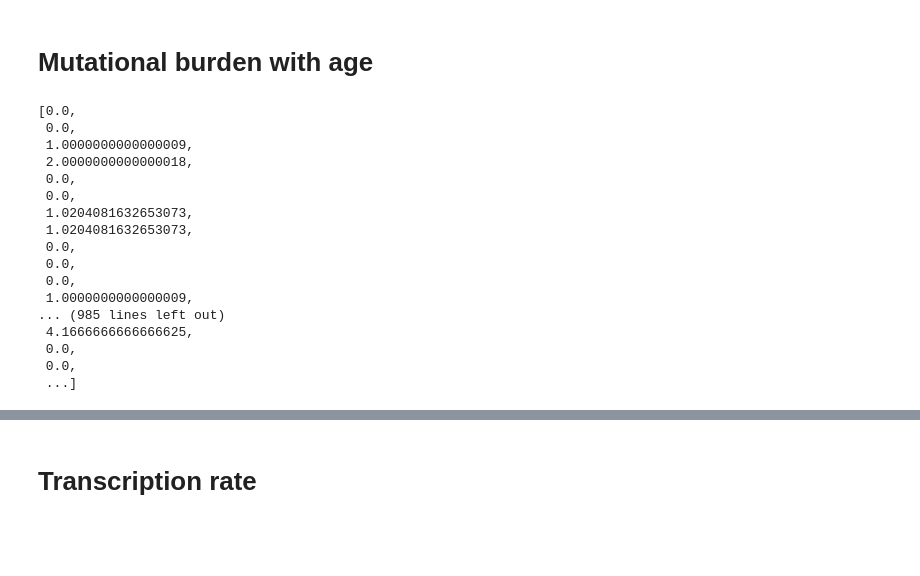
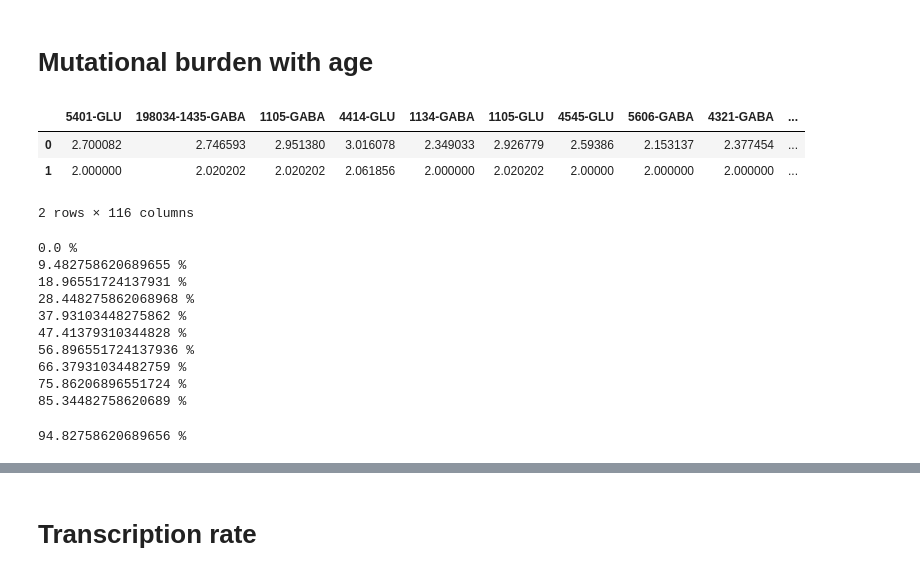
Before and after one commit to dmnburrows/age, a Jupyter notebook: RNA_ageing.ipynb, the cells around one changed output, grey strips where cells are left out. Saved outputs shown, nothing was run; the diff lists cells and outputs as text; code cells hidden in the pictures; blank space fills up the shorter version.

```diff
--- a/RNA_ageing.ipynb
+++ b/RNA_ageing.ipynb
@@ -392,6 +392,15 @@ plt.show()
 [figure]
 # %% [markdown]
 # Mutational burden with age
+# %%
+# load in data
+df = pd.read_csv('/cndd/dburrows/DATA/te/rna/PE.counts/RNA-mut/metadata/base_mismatch_stats.csv', index_col=0)
+df
+# %% [output]
+|  | 5401-GLU | 198034-1435-GABA | 1105-GABA | 4414-GLU | 1134-GABA | 1105-GLU | 4545-GLU | 5606-GABA | 4321-GABA | ... |
+| 0 | 2.700082 | 2.746593 | 2.951380 | 3.016078 | 2.349033 | 2.926779 | 2.59386 | 2.153137 | 2.377454 | ... |
+| 1 | 2.000000 | 2.020202 | 2.020202 | 2.061856 | 2.000000 | 2.020202 | 2.00000 | 2.000000 | 2.000000 | ... |
+2 rows × 116 columns
 # %%
 #Calculate percent of mismatches per read
 import pysam as sam
@@ -405,24 +414,29 @@ for x,read in enumerate(data):
 
 #save mm_v as npy file
 np.save(mm_v, mm_v)
-# %%
-#save mm_v as npy file
-np.save(mm_v, mm_v)
-# %% [output]
-[0.0,
- 0.0,
- 1.0000000000000009,
- 2.0000000000000018,
- 0.0,
- 0.0,
- 1.0204081632653073,
- 1.0204081632653073,
- 0.0,
- 0.0,
- 0.0,
- 1.0000000000000009,
-... (985 lines left out)
- 4.1666666666666625,
- 0.0,
- 0.0,
- ...]
+# %%
+#load in mut data, take median of each sample and put into df
+inp_path = '/cndd/dburrows/DATA/te/rna/PE.counts/RNA-mut/'
+df = pd.DataFrame()
+curr_l = glob.glob(inp_path + '*Samp*')
+for x,c in enumerate(curr_l):
+    if x % int(len(curr_l)/10) == 0:
+        print(x/len(curr_l) * 100, '%')
+    data = np.load(c + '/base_mismatch_perc.npy')
+    mean = np.mean(data)
+    median = np.median(data)
+    df[os.path.basename(c).split('_')[1]] = [mean, median]
+#save df
+df.to_csv('/cndd/dburrows/DATA/te/rna/PE.counts/RNA-mut/metadata/base_mismatch_stats.csv')
+# %% [output]
+0.0 %
+9.482758620689655 %
+18.96551724137931 %
+28.448275862068968 %
+37.93103448275862 %
+47.41379310344828 %
+56.896551724137936 %
+66.37931034482759 %
+75.86206896551724 %
+85.34482758620689 %
+94.82758620689656 %
```
Also changed, not shown: parts of 4 cells of this notebook, 2 other files.
